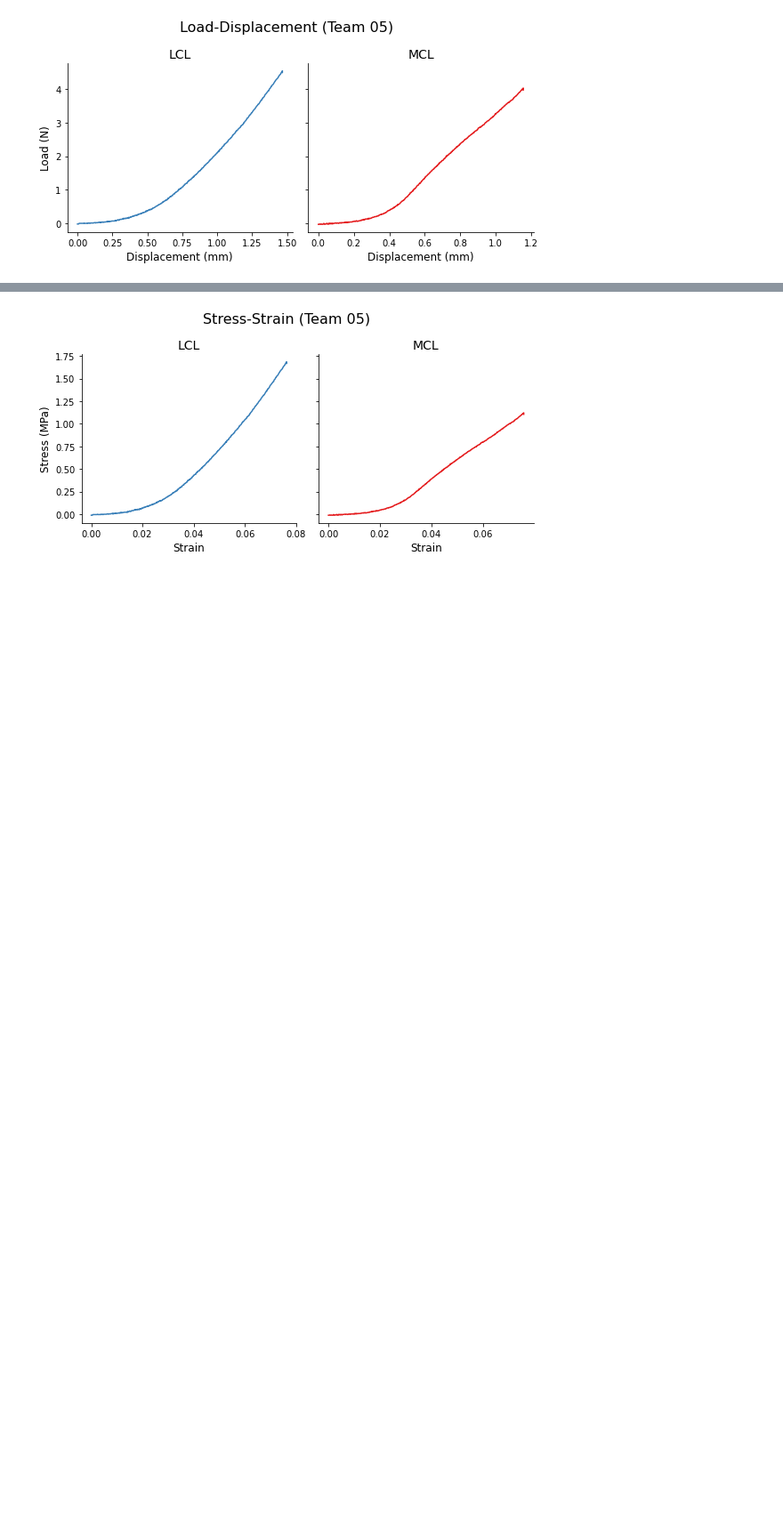
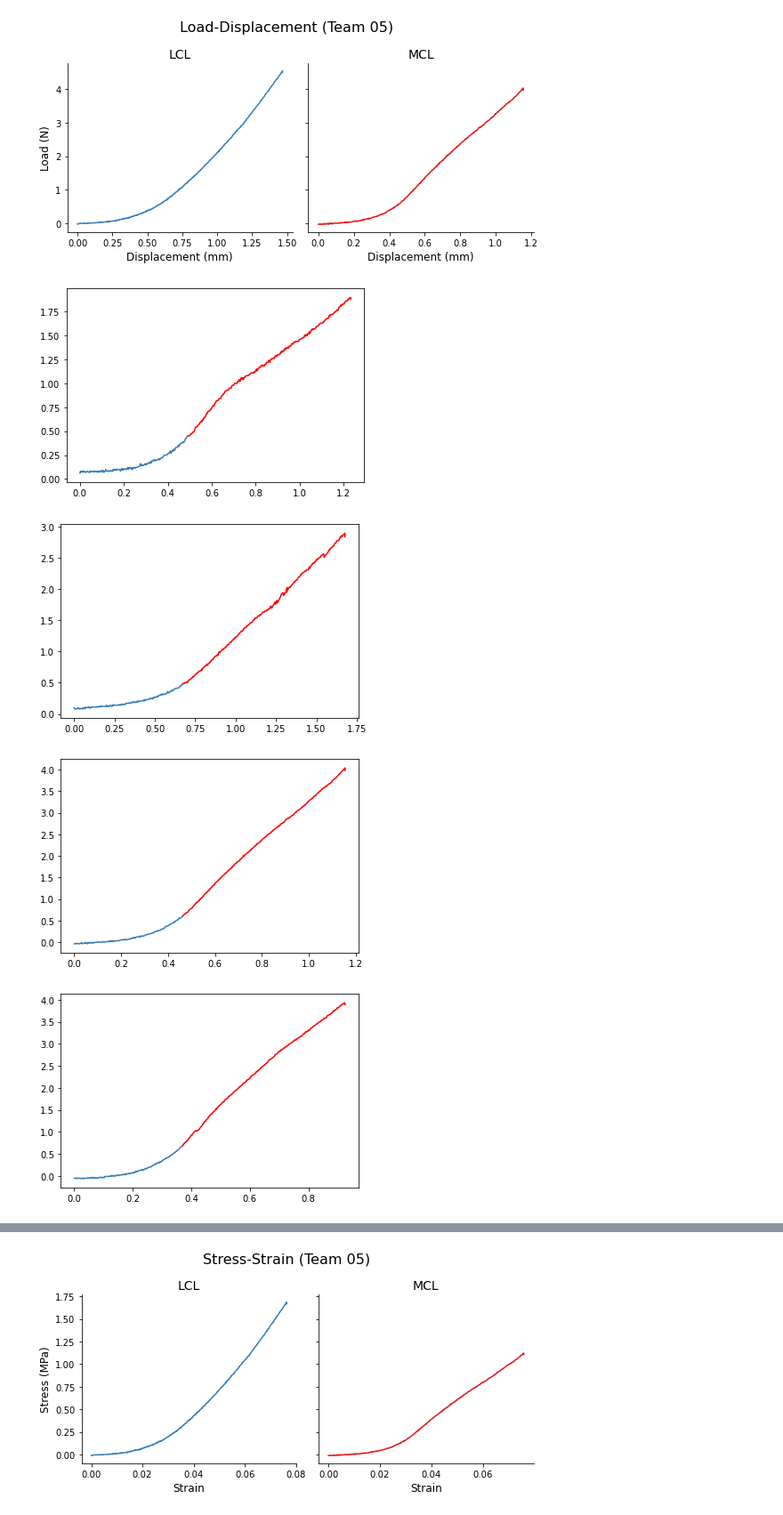
Before and after one commit to Kabilan108/drexel-coursework, a Jupyter notebook: bmes301/lab1/Data Analysis.ipynb, the cells around one changed output, grey strips where cells are left out. Shown at 89% size. Drawn from its saved outputs; the diff is of its cells as text; code cells hidden in the pictures; blank space fills up the shorter version.

Commit message:
Added plots to justify 40% cutoff

```diff
--- a/bmes301/lab1/Data Analysis.ipynb
+++ b/bmes301/lab1/Data Analysis.ipynb
@@ -191,3 +191,18 @@ fig, ax = tools.plot_data(
 )
 # %% [output]
 [figure]
+# %%
+for t in data['team'].unique():
+    fig, ax = plt.subplots()
+
+    d = data.query(f"team == '{t}' & tissue == 'MCL'")
+
+    cutoff = round(d.shape[0] * .4)
+
+    ax.plot(d['disp'][:cutoff], d['load'][:cutoff], color='#377eb8')
+    ax.plot(d['disp'][cutoff:], d['load'][cutoff:], color='red')
+# %% [output]
+[figure, added]
+[figure, added]
+[figure, added]
+[figure, added]
```
Also changed, not shown: parts of 5 cells of this notebook, 1 other file.
